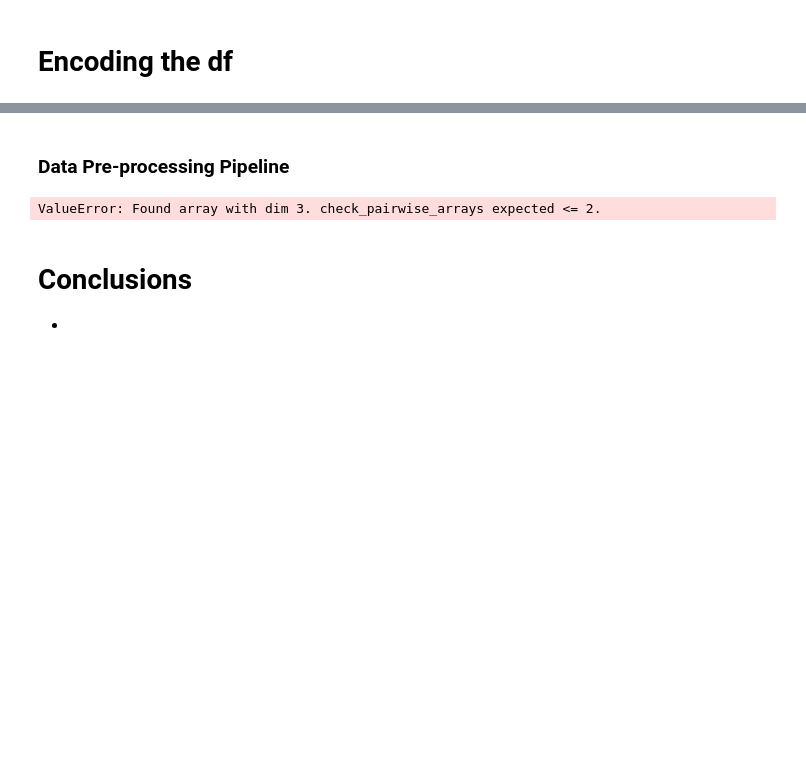
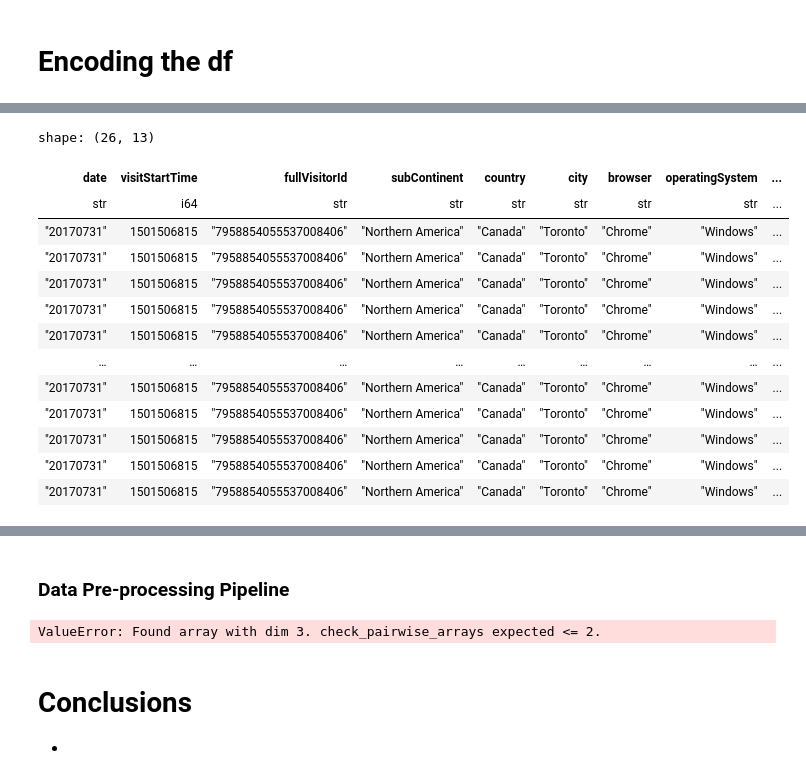
Before and after one commit to Andrew-Bordei/Data-Science, a Jupyter notebook: recommendation_system/notebooks/preprocessing.ipynb, the cells around one changed output, grey strips where cells are left out. Cells and saved outputs as stored; diff of their text form; code cells hidden in the pictures; blank space fills up the shorter version.

```diff
--- a/recommendation_system/notebooks/preprocessing.ipynb
+++ b/recommendation_system/notebooks/preprocessing.ipynb
@@ -198,5 +199,5 @@ shape: (60, 5)
 # %%
-user_profiles = user_profiles.filter(pl.col('fullVisitorId') != '7483600664917507409')
+user_profiles = user_profiles.filter(pl.col('fullVisitorId') != '0345672699449577691')
 # %%
 user_profiles_no_id = user_profiles.drop('fullVisitorId')
 user_profiles_no_id = user_profiles_no_id.to_numpy()
@@ -237,0 +235,3 @@ numpy.ndarray
+# %%
+test_users = [2,	9,	0,	1,	0,	0,	1,	26]
+test_users
@@ -238,4 +244,4 @@ numpy.ndarray
 # %%
-similarities = calculate_similarity(user_profiles, user_profiles_no_id, active_users[-1])
+similarities = calculate_similarity(user_profiles, user_profiles_no_id, test_users)
 similarities
 # %% [output]
@@ -268,3 +338,20 @@ sorted_dict[-5:]
+# %%
+df.filter((pl.col('fullVisitorId') == sorted_dict[-2][0]))
+# %% [output]
+shape: (26, 13)
+| date | visitStartTime | fullVisitorId | subContinent | country | city | browser | operatingSystem | ... |
+| str | i64 | str | str | str | str | str | str | ... |
+| "20170731" | 1501506815 | "7958854055537008406" | "Northern America" | "Canada" | "Toronto" | "Chrome" | "Windows" | ... |
+| "20170731" | 1501506815 | "7958854055537008406" | "Northern America" | "Canada" | "Toronto" | "Chrome" | "Windows" | ... |
+| "20170731" | 1501506815 | "7958854055537008406" | "Northern America" | "Canada" | "Toronto" | "Chrome" | "Windows" | ... |
+| "20170731" | 1501506815 | "7958854055537008406" | "Northern America" | "Canada" | "Toronto" | "Chrome" | "Windows" | ... |
+| "20170731" | 1501506815 | "7958854055537008406" | "Northern America" | "Canada" | "Toronto" | "Chrome" | "Windows" | ... |
+| … | … | … | … | … | … | … | … | ... |
+| "20170731" | 1501506815 | "7958854055537008406" | "Northern America" | "Canada" | "Toronto" | "Chrome" | "Windows" | ... |
+| "20170731" | 1501506815 | "7958854055537008406" | "Northern America" | "Canada" | "Toronto" | "Chrome" | "Windows" | ... |
+| "20170731" | 1501506815 | "7958854055537008406" | "Northern America" | "Canada" | "Toronto" | "Chrome" | "Windows" | ... |
+| "20170731" | 1501506815 | "7958854055537008406" | "Northern America" | "Canada" | "Toronto" | "Chrome" | "Windows" | ... |
+| "20170731" | 1501506815 | "7958854055537008406" | "Northern America" | "Canada" | "Toronto" | "Chrome" | "Windows" | ... |
 # %%
 recommendation(df,sorted_dict)
 # %% [output]
```
Also changed, not shown: parts of 29 cells of this notebook, 1 other file.
